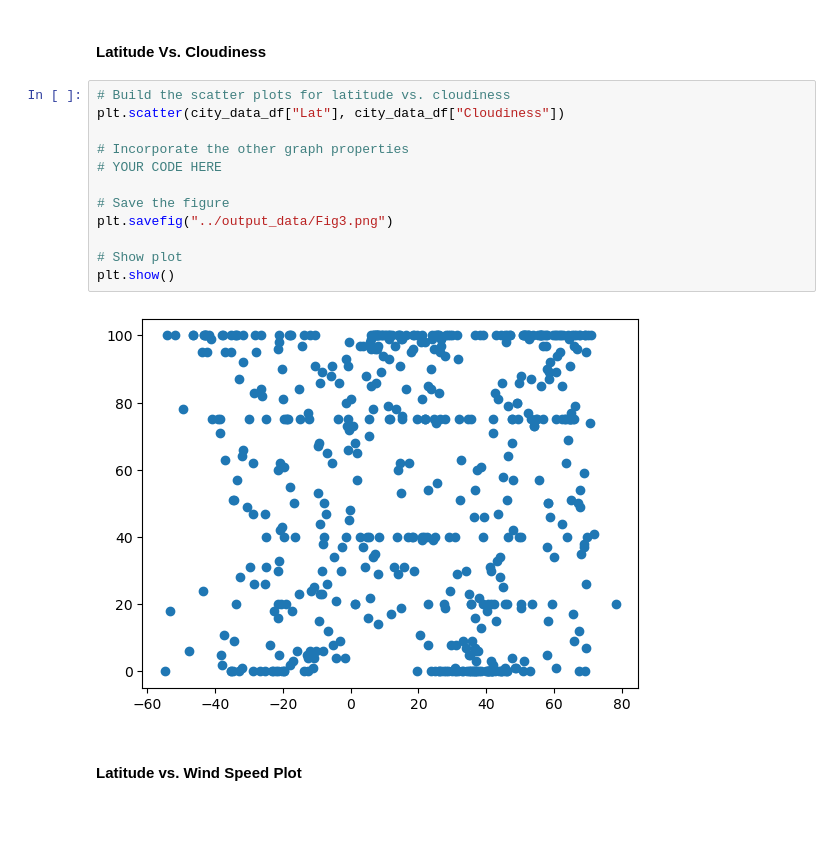
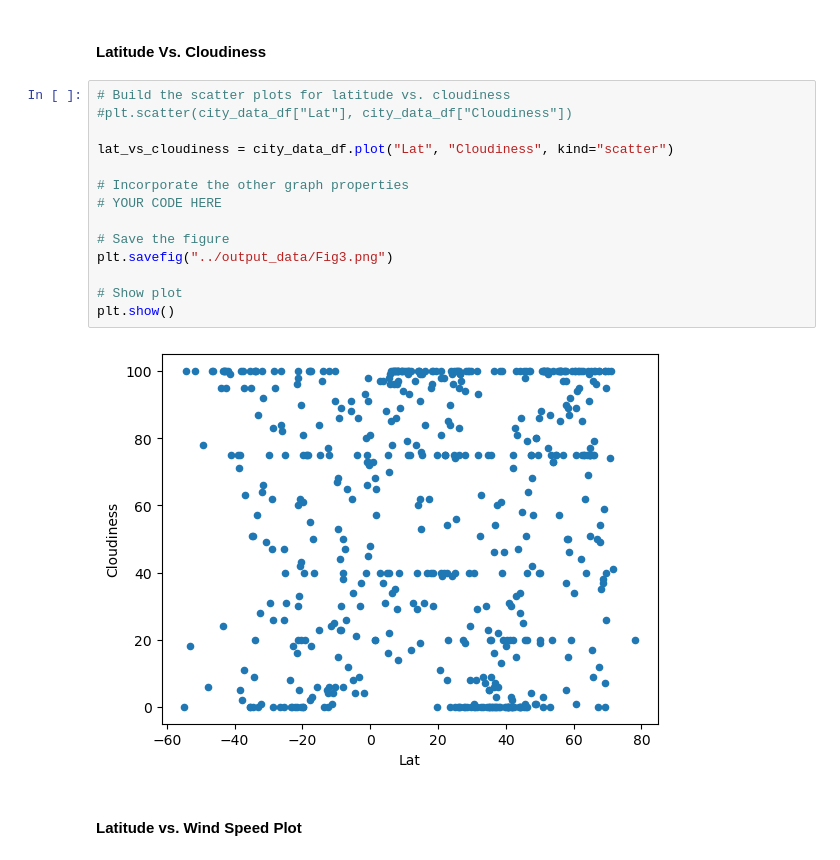
Before and after one commit to dmropp/python-api-challenge, a Jupyter notebook: WeatherPy/WeatherPy.ipynb, the cells around one changed output. Saved outputs shown, nothing was run; the diff lists cells and outputs as text; blank space fills up the shorter version.

```diff
--- a/WeatherPy/WeatherPy.ipynb
+++ b/WeatherPy/WeatherPy.ipynb
@@ -224,18 +229,20 @@ plt.show()
 #### Latitude Vs. Cloudiness
 # %%
 # Build the scatter plots for latitude vs. cloudiness
-plt.scatter(city_data_df["Lat"], city_data_df["Cloudiness"])
+#plt.scatter(city_data_df["Lat"], city_data_df["Cloudiness"])
+
+lat_vs_cloudiness = city_data_df.plot("Lat", "Cloudiness", kind="scatter")
 
 # Incorporate the other graph properties
 # YOUR CODE HERE
 
 # Save the figure
 plt.savefig("../output_data/Fig3.png")
 
 # Show plot
 plt.show()
 # %% [output]
-[figure, old version]
+[figure, new version]
 # %% [markdown]
 #### Latitude vs. Wind Speed Plot
 # %%
```
Also changed, not shown: parts of 5 cells of this notebook, 4 other files.
